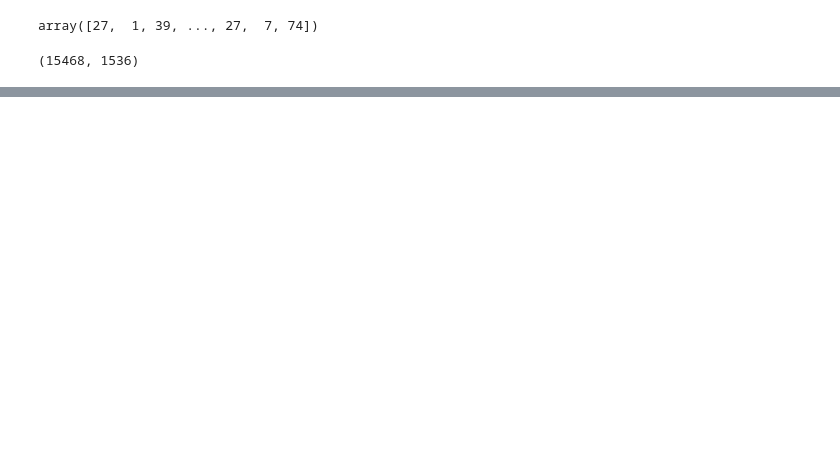
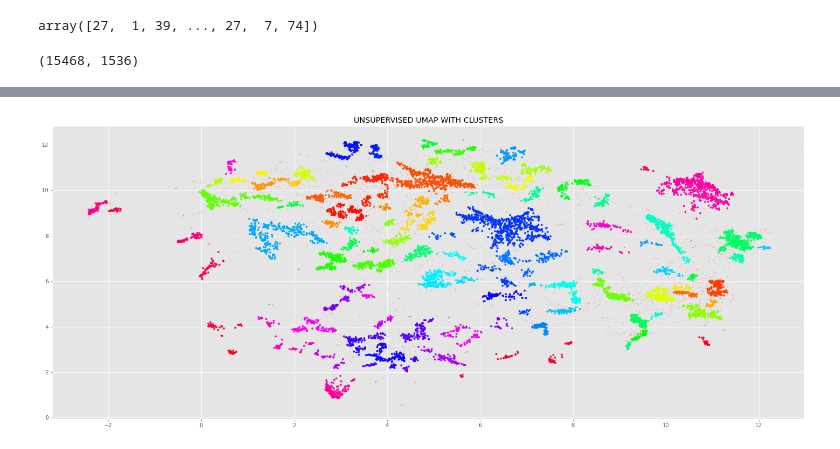
Before and after one commit to malinphy/e_repo, a Jupyter notebook: bbc_data_EDA.ipynb, the cells around one changed output, grey strips where cells are left out. Saved outputs shown, nothing was run; the diff lists cells and outputs as text; code cells hidden in the pictures; blank space fills up the shorter version.

```diff
--- a/bbc_data_EDA.ipynb
+++ b/bbc_data_EDA.ipynb
@@ -265,3 +265,24 @@ plt.title('REDUCED VECTORS WITH CLUSTERS');
+# %%
+result = pd.DataFrame(umap_data_unsupervised, columns=['x', 'y'])
+result['labels'] = cluster_unsupervised.labels_
+fig, ax = plt.subplots(figsize=(25  , 10))
+outliers = result.loc[result.labels == -1, :]
+clustered = result.loc[result.labels != -1, :]
+plt.scatter(outliers.x, outliers.y,
+            # color='#BDBDBD',
+            s=0.05)
+plt.scatter(clustered.x, clustered.y, c=clustered.labels, s=10,
+            cmap='hsv_r'
+            )
+# plt.xlim([0,20])
+# plt.legend([result['labels'].unique()])
+# plt.colorbar()
+# plt.axis('off')
+# plt.xlabel('UMAP1');
+# plt.ylabel('UMAP2');
+plt.title('UNSUPERVISED UMAP WITH CLUSTERS');
+# %% [output]
+[figure, added]
 # %%
 # umap_data_3d = umap.UMAP(n_components=3, init = 'random', random_state = 0).fit_transform(embedding_vectors)
 # fig = px.scatter_3d(
```
Also changed, not shown: parts of 14 cells of this notebook.
